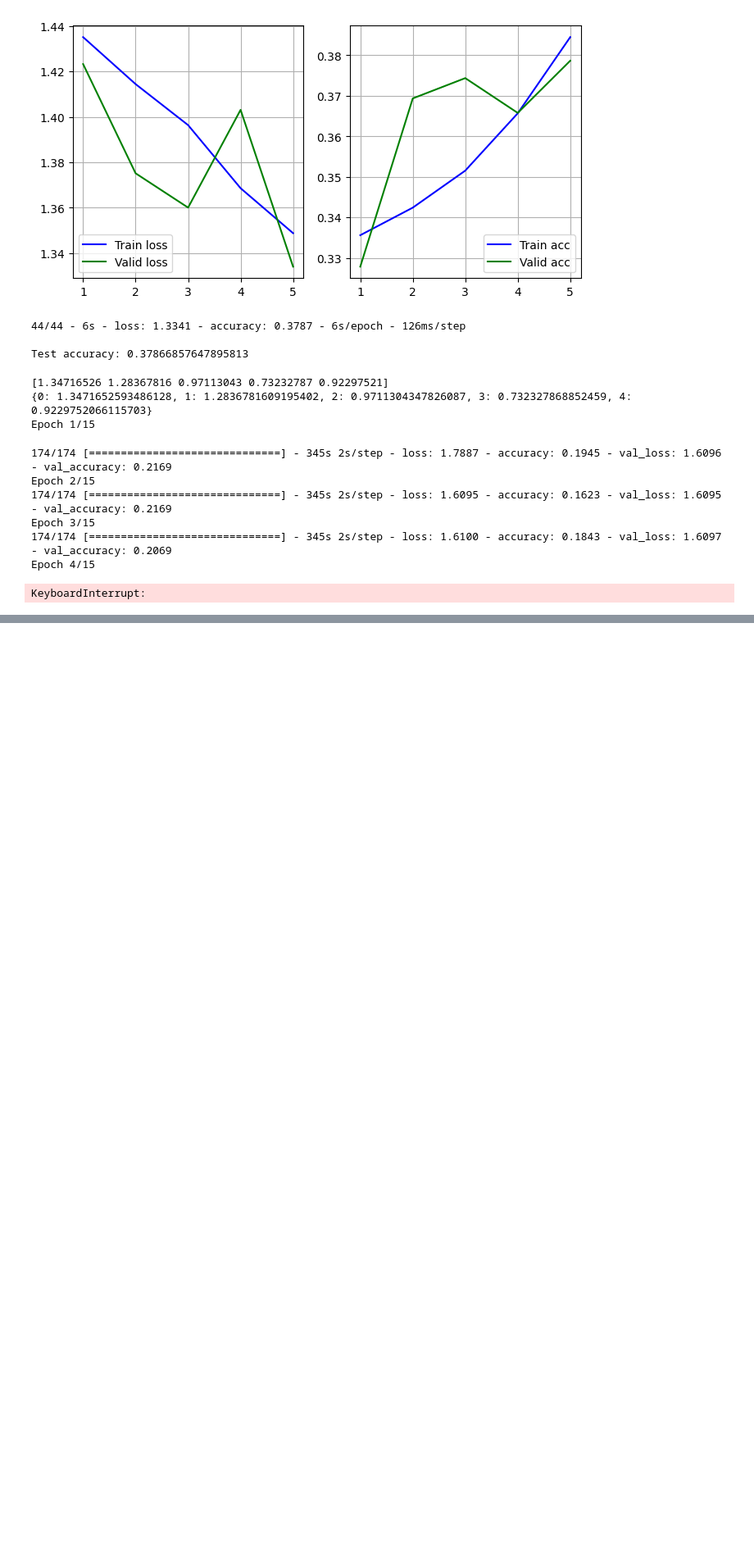
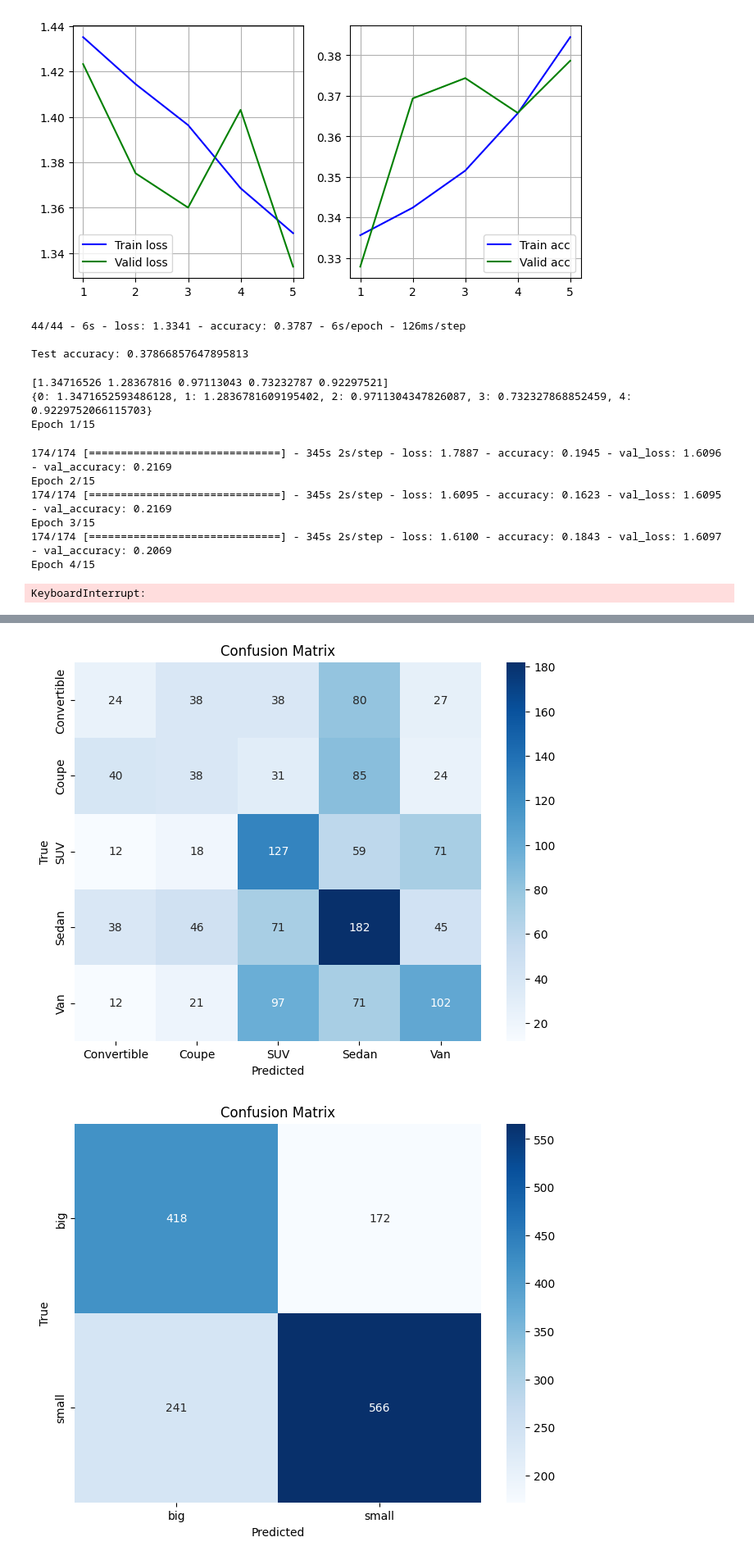
Before and after one commit to Czarkowski/ITML_Project, a Jupyter notebook: main.ipynb, the cells around one changed output, grey strips where cells are left out. Shown at 82% size. Drawn from its saved outputs; the diff is of its cells as text; code cells hidden in the pictures; blank space fills up the shorter version.

```diff
--- a/main.ipynb
+++ b/main.ipynb
@@ -969,0 +1031,54 @@ print(f'\nTest accuracy: {test_acc}')
+# %%
+# Predicted labels for test data
+predict = model_cars.predict(X_test)
+
+predicted_labels = np.argmax(predict[3], axis=-1)
+
+cm = confusion_matrix(labels_encoded_finale_test, predicted_labels)
+
+plt.figure(figsize=(8, 6))
+sns.heatmap(cm, annot=True, fmt='d', cmap='Blues',
+            xticklabels=labels_encoder.classes_, yticklabels=labels_encoder.classes_)
+plt.xlabel('Predicted')
+plt.ylabel('True')
+plt.title('Confusion Matrix')
+plt.show()
+
+predicted_labels = np.argmax(predict[0], axis=-1)
+
+cm = confusion_matrix(labels_encoded_general_test, predicted_labels)
+
+plt.figure(figsize=(8, 6))
+sns.heatmap(cm, annot=True, fmt='d', cmap='Blues',
+            xticklabels=labels_encoder_general.classes_, yticklabels=labels_encoder_general.classes_)
+plt.xlabel('Predicted')
+plt.ylabel('True')
+plt.title('Confusion Matrix')
+plt.show()
+
+
+predicted_labels = np.argmax(predict[1], axis=-1)
+
+cm = confusion_matrix(labels_encoded_small_test, predicted_labels)
+
+plt.figure(figsize=(8, 6))
+sns.heatmap(cm, annot=True, fmt='d', cmap='Blues',
+            xticklabels=labels_encoder_small.classes_, yticklabels=labels_encoder_small.classes_)
+plt.xlabel('Predicted')
+plt.ylabel('True')
+plt.title('Confusion Matrix')
+plt.show()
+
+
+predicted_labels = np.argmax(predict[2], axis=-1)
+
+cm = confusion_matrix(labels_encoded_big_test, predicted_labels)
+
+plt.figure(figsize=(8, 6))
+sns.heatmap(cm, annot=True, fmt='d', cmap='Blues',
+            xticklabels=labels_encoder_big.classes_, yticklabels=labels_encoder_big.classes_)
+plt.xlabel('Predicted')
+plt.ylabel('True')
+plt.title('Confusion Matrix')
+plt.show()
+# %% [output]
@@ -969,0 +1086,2 @@ print(f'\nTest accuracy: {test_acc}')
+[figure, added]
+[figure, added]
```
Also changed, not shown: parts of 3 cells of this notebook.
